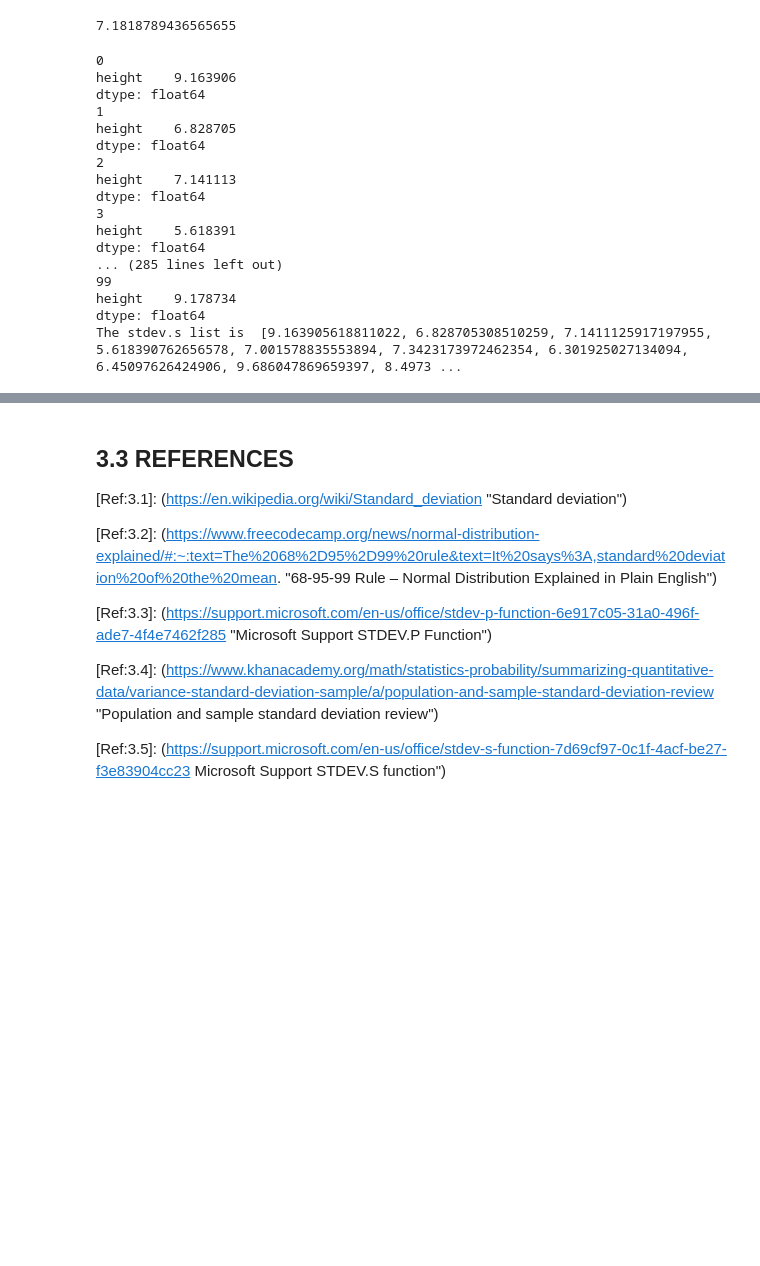
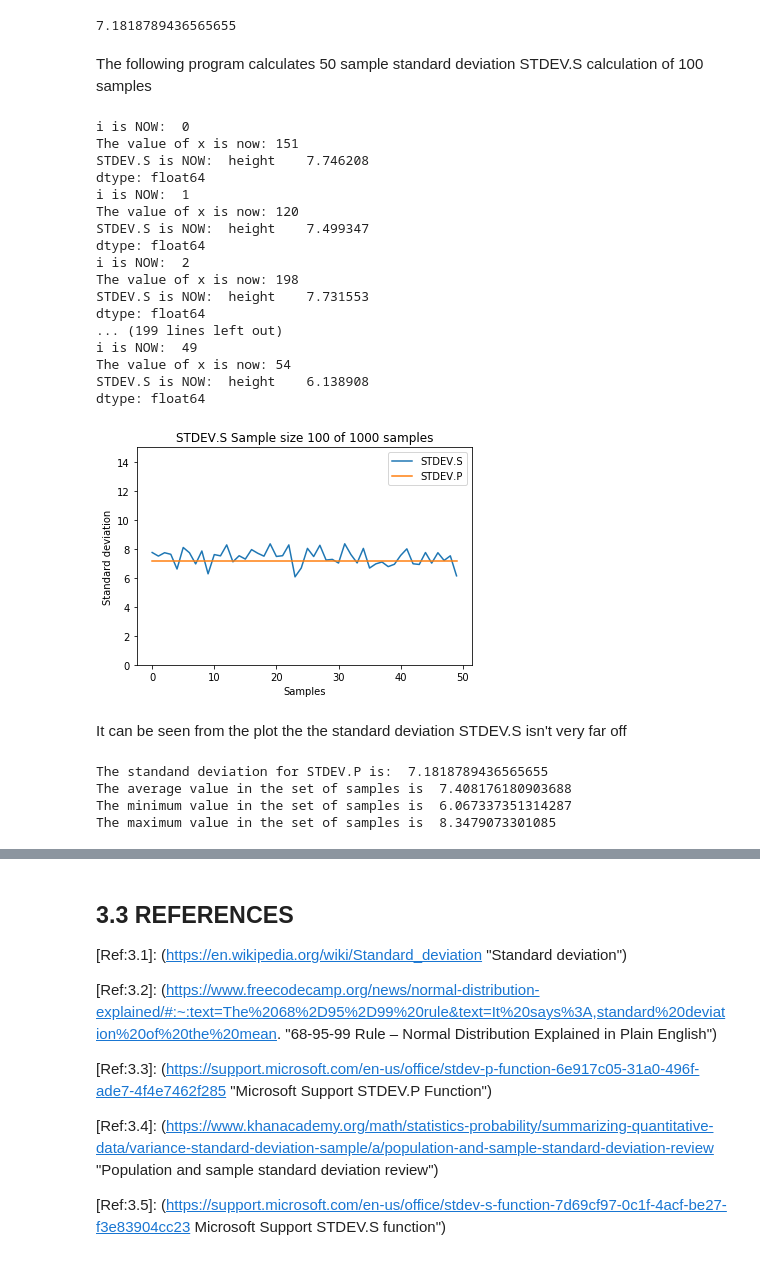
Before and after one commit to moranneil/MACHINE_LEARNING_AND_STATISTICS_TASKS, a Jupyter notebook: Machine Learning and Statistics Tasks 2020.ipynb, the cells around one changed output, grey strips where cells are left out. Cells and saved outputs as stored; diff of their text form; code cells hidden in the pictures; blank space fills up the shorter version.

```diff
--- a/Machine Learning and Statistics Tasks 2020.ipynb
+++ b/Machine Learning and Statistics Tasks 2020.ipynb
@@ -720,6 +676,8 @@ stdevp = data.height.std(ddof=0)
 print(stdevp)
 # %% [output]
 7.1818789436565655
+# %% [markdown]
+The following program calculates 50 sample standard deviation STDEV.S calculation of 100 samples
 # %%
 import numpy as np
 
@@ -729,41 +687,76 @@ stdevs_list = []
 stdevp_list = []
 xlist = []
 
+sample_size = 100
 
-for i in range(100):
+#print(data)
+
+for i in range(50):
 
 
-    print(i)
+    print("i is NOW: ",i)
 
     x = np.random.randint(0, 990, size=1)
+    print("The value of x is now:" ,x[0])
+    y = x + sample_size
 
-    #print("The type is ",type(stdevs_list))
+    if x[0] > 900:
+        print("x > 900")
+        y[0] = 1000
 
-    stdev_s = data.loc[x[0]:x[0]+20].std()
+        stdev_s = data.loc[x[0]:y[0]].std()
+        print("STDEV.S of the short range is NOW: ",stdev_s)
+
+
+    stdev_s = data.loc[x[0]:y[0]].std()
+
+    print("STDEV.S is NOW: ",stdev_s)
+    #print("xlist is NOW: ",xlist)
 
     stdevs_list.append(stdev_s[0])
     stdevp_list.append(stdevp)
 
     xlist.append(x[0])
-
-    #print("The xlist is now:",xlist)
-    print(stdev_s)
-print("The stdev.s list is ",stdevs_list)
 # %% [output]
-0
-height    9.163906
+i is NOW:  0
+The value of x is now: 151
+STDEV.S is NOW:  height    7.746208
 dtype: float64
-1
-height    6.828705
+i is NOW:  1
+The value of x is now: 120
+STDEV.S is NOW:  height    7.499347
 dtype: float64
-2
-height    7.141113
+i is NOW:  2
+The value of x is now: 198
+STDEV.S is NOW:  height    7.731553
 dtype: float64
-3
-height    5.618391
+... (199 lines left out)
+i is NOW:  49
+The value of x is now: 54
+STDEV.S is NOW:  height    6.138908
 dtype: float64
-... (285 lines left out)
-99
-height    9.178734
-dtype: float64
-The stdev.s list is  [9.163905618811022, 6.828705308510259, 7.1411125917197955, 5.618390762656578, 7.001578835553894, 7.3423173972462354, 6.301925027134094, 6.45097626424906, 9.686047869659397, 8.4973 ...
+# %%
+import matplotlib.pyplot as plt
+#%matplotlibe inline
+plt.plot(stdevs_list, label='STDEV.S')
+plt.plot(stdevp_list, label='STDEV.P')
+plt.ylim(0,15)
+plt.title ('STDEV.S Sample size 100 of 1000 samples')
+plt.ylabel('Standard deviation')
+plt.xlabel('Samples')
+plt.legend()
+plt.show()
+# %% [output]
+[figure, added]
+# %% [markdown]
+It can be seen from the plot the the standard deviation STDEV.S isn't very far off
+# %%
+print("The standand deviation for STDEV.P is: ",stdevp)
+print("The average value in the set of samples is ",np.mean(stdevs_list))
+print("The minimum value in the set of samples is ",np.min(stdevs_list))
+print("The maximum value in the set of samples is ",np.max(stdevs_list))
+# %% [output]
+The standand deviation for STDEV.P is:  7.1818789436565655
+The average value in the set of samples is  7.408176180903688
+The minimum value in the set of samples is  6.067337351314287
+The maximum value in the set of samples is  8.3479073301085
```
Also changed, not shown: parts of 8 cells of this notebook.
